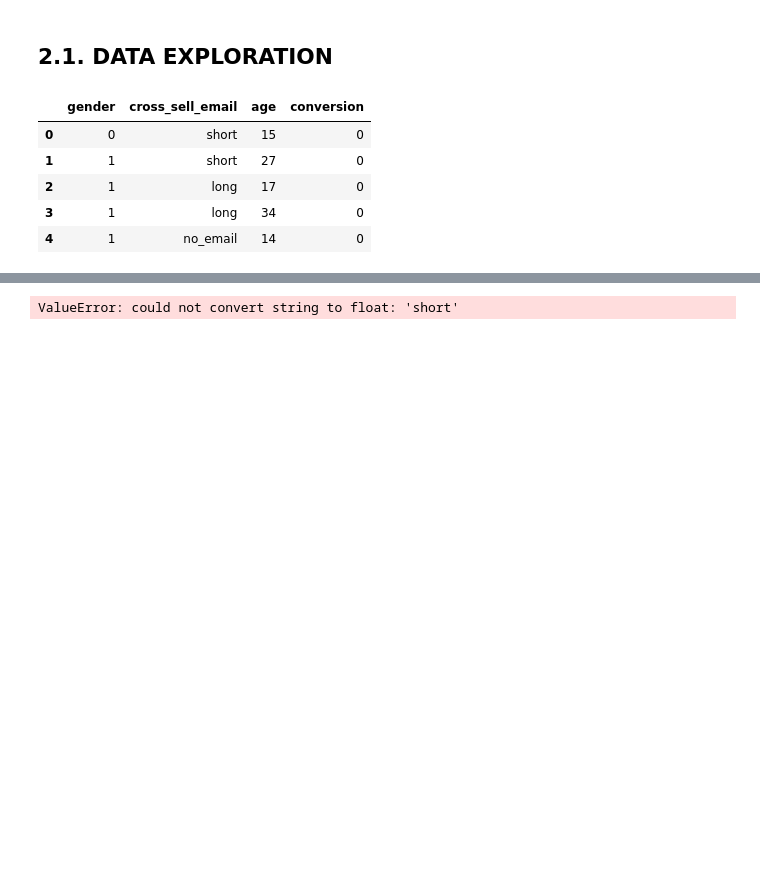
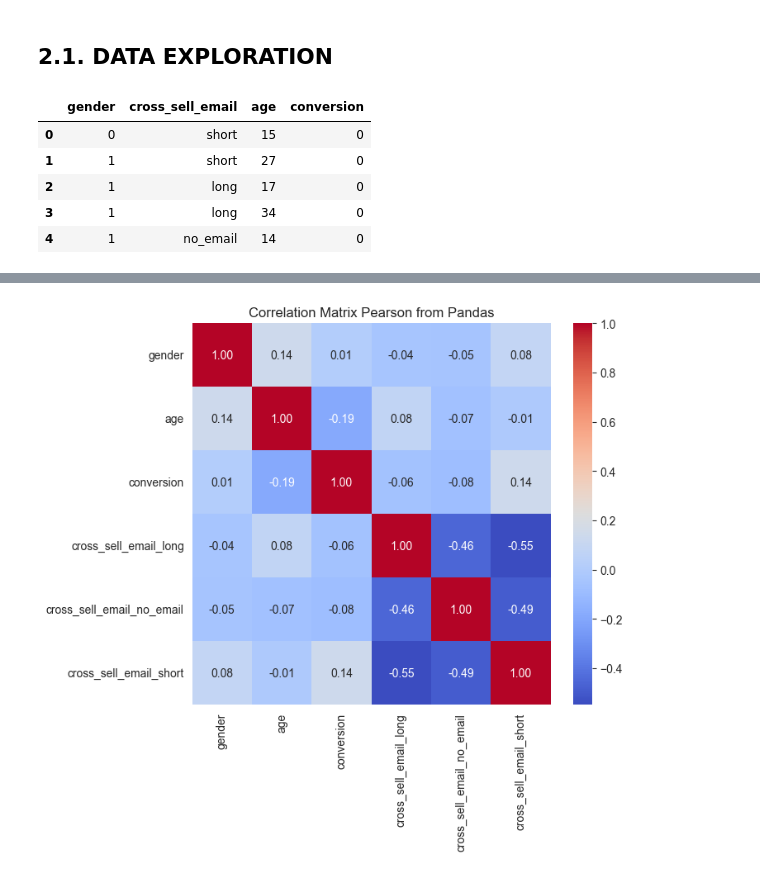
Before and after one commit to jaime-bautista-sdg/causal_inference_nbs, a Jupyter notebook: cap5_CI.ipynb, the cells around one changed output, grey strips where cells are left out. Cells and saved outputs as stored; diff of their text form; code cells hidden in the pictures; blank space fills up the shorter version.

```diff
--- a/cap5_CI.ipynb
+++ b/cap5_CI.ipynb
@@ -326,0 +330,3 @@ dataset_binary.head()
+# %%
+dataset_binary_coded=pd.get_dummies(dataset_binary, columns=['cross_sell_email'], drop_first=False)
+dataset_binary_coded.head()
@@ -327,9 +340,9 @@ dataset_binary.head()
 # %%
 # by default, it computes Pearson correlation
-correlation_matrix_pandas = dataset_binary.corr()
+correlation_matrix_pandas = dataset_binary_coded.corr()
 plt.figure(figsize=(7, 6))
 sns.heatmap(correlation_matrix_pandas, annot=True, cmap='coolwarm', fmt=".2f")
-plt.title('Heatmap Correlations with Pearson from Pandas')
+plt.title('Correlation Matrix Pearson from Pandas')
 plt.show()
 # %% [output]
-ValueError: could not convert string to float: 'short'
+[figure, added]
```
Also changed, not shown: parts of 21 cells of this notebook.
